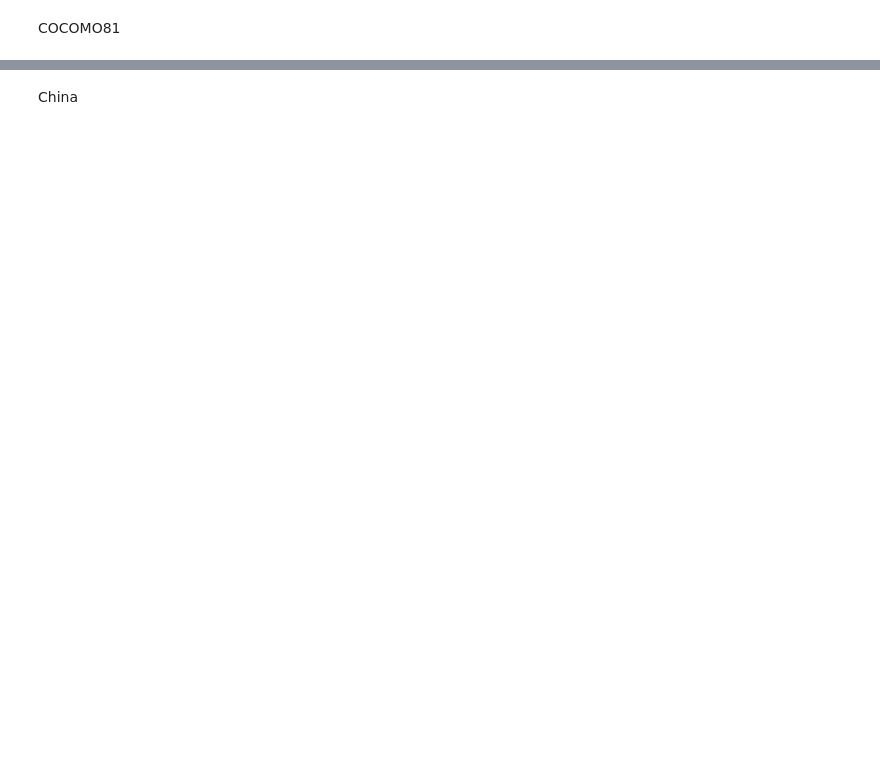
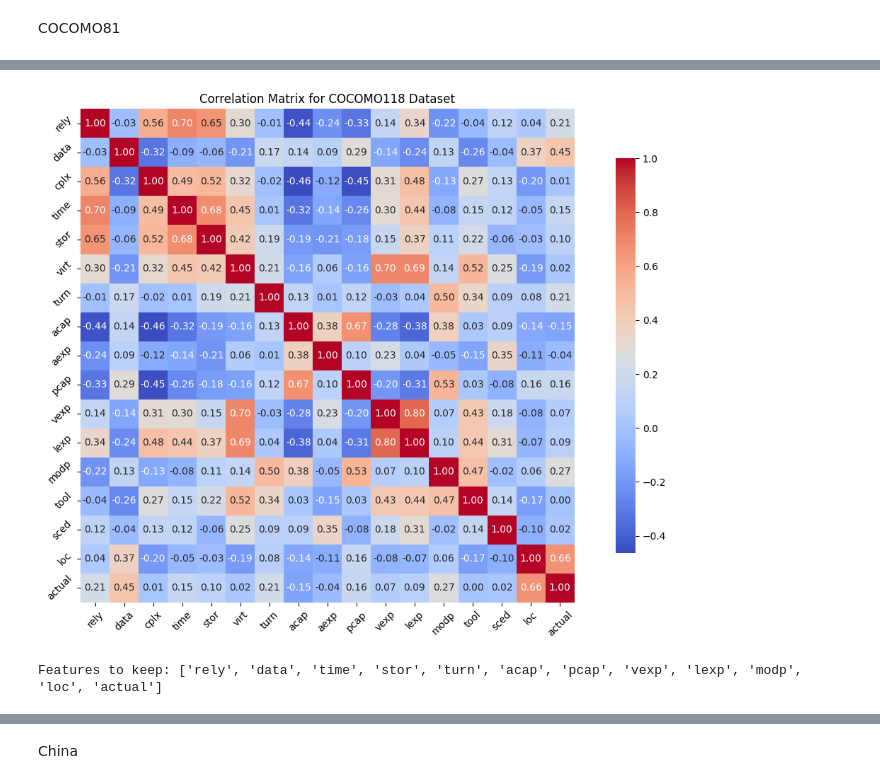
Before and after one commit to Vaishali054/Estimation-Model-for-Software-Development, a Jupyter notebook: DataAnalysis.ipynb, the cells around one changed output, grey strips where cells are left out. Cells and saved outputs as stored; diff of their text form; code cells hidden in the pictures; blank space fills up the shorter version.

```diff
--- a/DataAnalysis.ipynb
+++ b/DataAnalysis.ipynb
@@ -104,0 +119,53 @@ cocomo.head()
+# %%
+import seaborn as sns
+correlation_matrix = cocomo.corr()
+
+# Step 2: Set up the matplotlib figure
+plt.figure(figsize=(12, 8))
+
+# Step 3: Draw the heatmap
+sns.heatmap(correlation_matrix, annot=True, fmt='.2f', cmap='coolwarm', square=True, cbar_kws={"shrink": .8})
+
+# Add title and labels
+plt.title('Correlation Matrix for COCOMO118 Dataset')
+plt.xticks(rotation=45)
+plt.yticks(rotation=45)
+
+# Show the plot
+plt.tight_layout()  # Adjusts the plot to fit into the figure area.
+plt.show()
+# %% [output]
+[figure, added]
+# %%
+import seaborn as sns
+import matplotlib.pyplot as plt
+
+# Calculate the correlation matrix
+correlation_matrix = cocomo.corr()
+
+# Set a threshold for correlation
+threshold = 0.8
+
+# Create a set to hold features to drop
+to_drop = set()
+
+# Drop features with high correlation with each other (above threshold)
+for i in range(len(correlation_matrix.columns)):
+    for j in range(i):
+        if abs(correlation_matrix.iloc[i, j]) > threshold:  # Check for correlation above the threshold
+            colname = correlation_matrix.columns[i]  # Get the name of the column
+            to_drop.add(colname)
+
+# Also drop features with low correlation with the target variable 'Actual' (< 0.05)
+low_correlation_threshold = 0.05
+for col in correlation_matrix.columns:
+    if col != 'actual':  # Skip the target variable itself
+        if abs(correlation_matrix.loc[col, 'actual']) < low_correlation_threshold:
+            to_drop.add(col)
+
+# Remaining features after dropping correlated and low-correlation ones
+selected_features = [col for col in cocomo.columns if col not in to_drop]
+
+print("Features to keep:", selected_features)
+# %% [output]
+Features to keep: ['rely', 'data', 'time', 'stor', 'turn', 'acap', 'pcap', 'vexp', 'lexp', 'modp', 'loc', 'actual']
```
Also changed, not shown: parts of 35 cells of this notebook, 3 other files.
